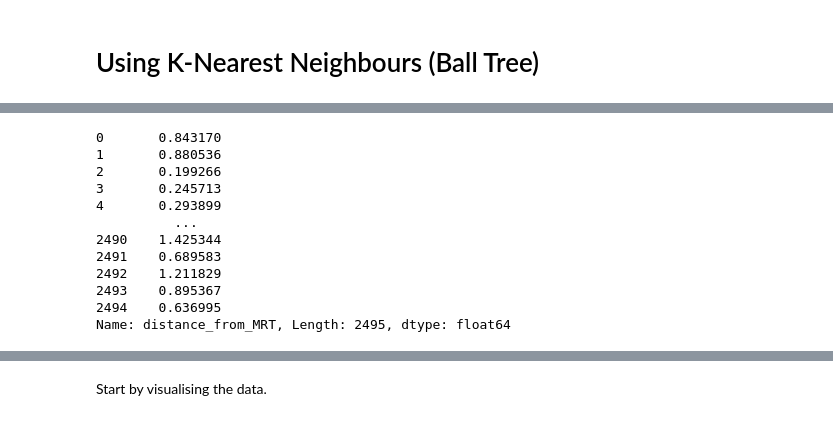
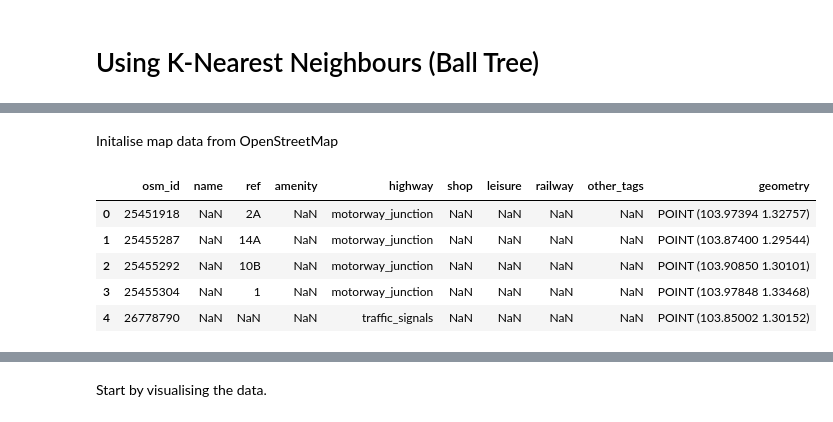
Before and after one commit to jingjietan/sc1015-project, a Jupyter notebook: exploration_map.ipynb, the cells around one changed output, grey strips where cells are left out. Saved outputs shown, nothing was run; the diff lists cells and outputs as text; code cells hidden in the pictures.

```diff
--- a/exploration_map.ipynb
+++ b/exploration_map.ipynb
@@ -207,19 +156,13 @@ distances, _ = bT.query(df[['lat_rad', 'lon_rad']].values, k=1)
-# %%
-distances = np.squeeze(distances)
-convert_to_km = np.vectorize(lambda x: x * 6371) # Convert to km
-distances = convert_to_km(distances)
-distances = pd.Series(distances, name='distance_from_MRT')
-distances
-# %% [output]
-0       0.843170
-1       0.880536
-2       0.199266
-3       0.245713
-4       0.293899
-          ...
-2490    1.425344
-2491    0.689583
-2492    1.211829
-2493    0.895367
-2494    0.636995
-Name: distance_from_MRT, Length: 2495, dtype: float64
+# %% [markdown]
+Initalise map data from OpenStreetMap
+# %%
+city:gpd.GeoDataFrame = gpd.read_file('data/singapore.geojson')
+common_filter = lambda x: ['osm_id', 'name', 'ref', f'{x}', 'other_tags', 'geometry', f'{x}']
+city.head()
+# %% [output]
+|  | osm_id | name | ref | amenity | highway | shop | leisure | railway | other_tags | geometry |
+| 0 | 25451918 | NaN | 2A | NaN | motorway_junction | NaN | NaN | NaN | NaN | POINT (103.97394 1.32757) |
+| 1 | 25455287 | NaN | 14A | NaN | motorway_junction | NaN | NaN | NaN | NaN | POINT (103.87400 1.29544) |
+| 2 | 25455292 | NaN | 10B | NaN | motorway_junction | NaN | NaN | NaN | NaN | POINT (103.90850 1.30101) |
+| 3 | 25455304 | NaN | 1 | NaN | motorway_junction | NaN | NaN | NaN | NaN | POINT (103.97848 1.33468) |
+| 4 | 26778790 | NaN | NaN | NaN | traffic_signals | NaN | NaN | NaN | NaN | POINT (103.85002 1.30152) |
```
Also changed, not shown: parts of 23 cells of this notebook, 5 other files.
